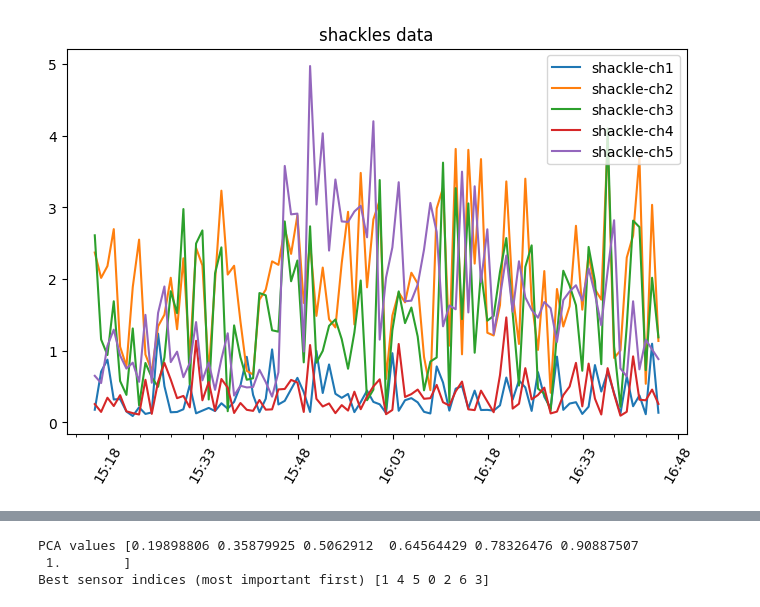
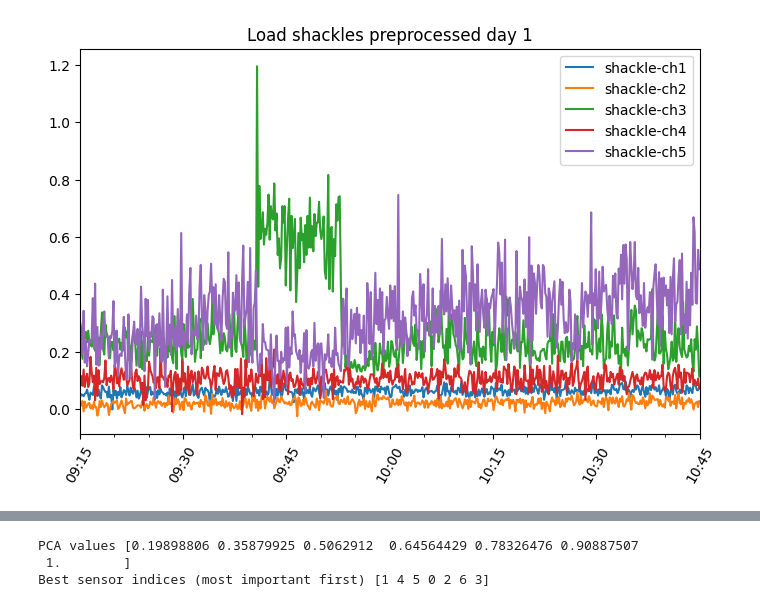
Before and after one commit to TheRealArmon/TTK_final_boss, a Jupyter notebook: sensors/curated_data/analysis.ipynb, the cells around one changed output, grey strips where cells are left out. Drawn from its saved outputs; the diff is of its cells as text; code cells hidden in the pictures.

```diff
--- a/sensors/curated_data/analysis.ipynb
+++ b/sensors/curated_data/analysis.ipynb
@@ -57,14 +55,18 @@ def plot_sensor_data(df, start_datetime=None, end_datetime=None, selected_sensor
         # Set the x-axis to display month and day only, with major ticks every 3 days and minor every day
         ax.xaxis.set_major_formatter(mdates.DateFormatter('%d-%m'))
         ax.xaxis.set_major_locator(mdates.DayLocator(interval=3))
-        ax.xaxis.set_minor_locator(mdates.DayLocator())
+        ax.xaxis.set_minor_locator(mdates.DayLocator(interval=1))
+        ax.set_xlim([start_datetime - datetime.timedelta(days = 1), end_datetime + datetime.timedelta(days = 1)])
+
+    # Make plot span entire x-axis
+    ax.set_xlim([start_datetime, end_datetime])
 
     # Rotate text for readability and remove minor tick labels
     plt.xticks(rotation=60)
     ax.xaxis.set_minor_formatter(mticker.NullFormatter())
 
     if save_fig:
-        plt.savefig(f"{title}")
+        plt.savefig(f"./plots/{title}")
 
     plt.show()
 
@@ -175,11 +177,11 @@ def low_pass_filter_dataframe(dataframe, cutoff_frequency, sampling_rate, filter
     return filtered_dataframe
 # %%
 # Plot shackles data
-start = analysis_datetimes[2] - datetime.timedelta(minutes=45)
-end = analysis_datetimes[2] + datetime.timedelta(minutes=45)
-plot_sensor_data(df_shackles[::4*60], start, end, save_fig=True, title="shackles data")
+start = analysis_datetimes[0] - datetime.timedelta(minutes=45)
+end = analysis_datetimes[0] + datetime.timedelta(minutes=45)
+plot_sensor_data(df_shackles[::4*10], start, end, save_fig=True, title="Load shackles preprocessed day 1")
 # %% [output]
-[figure, old version]
+[figure, new version]
 # %%
 # PCA for shackles
 start = analysis_datetimes[0] - datetime.timedelta(minutes=45)
```
Also changed, not shown: parts of 7 cells of this notebook, 22 other files.
